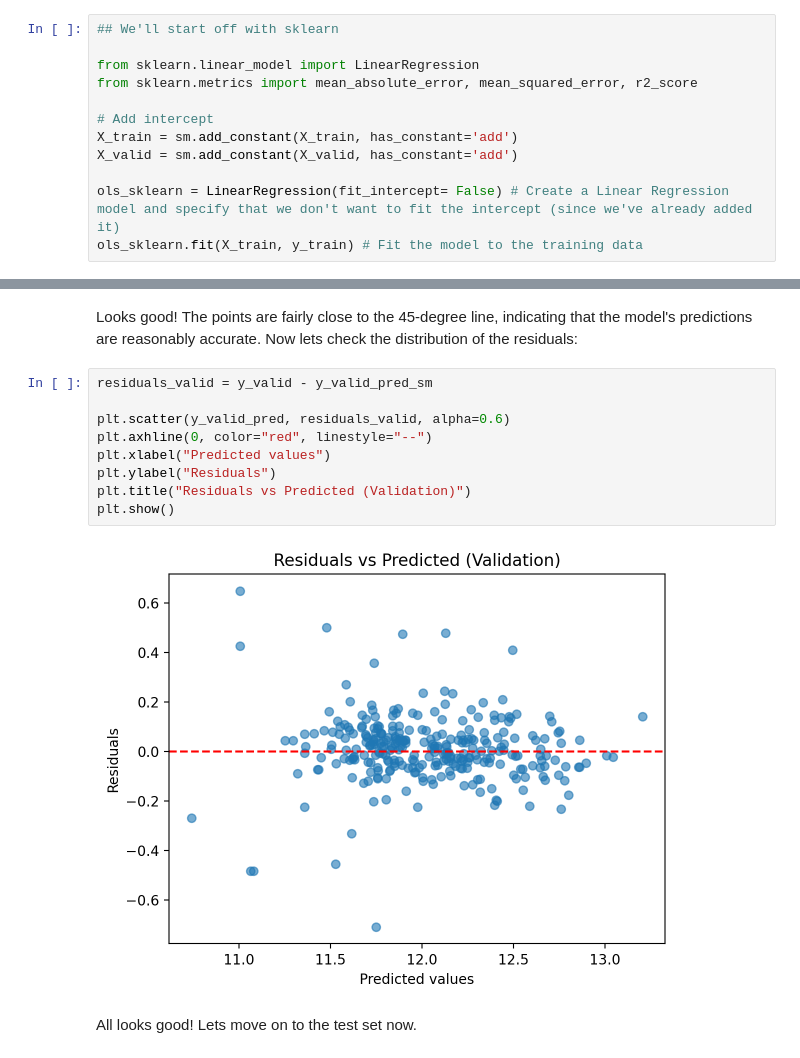
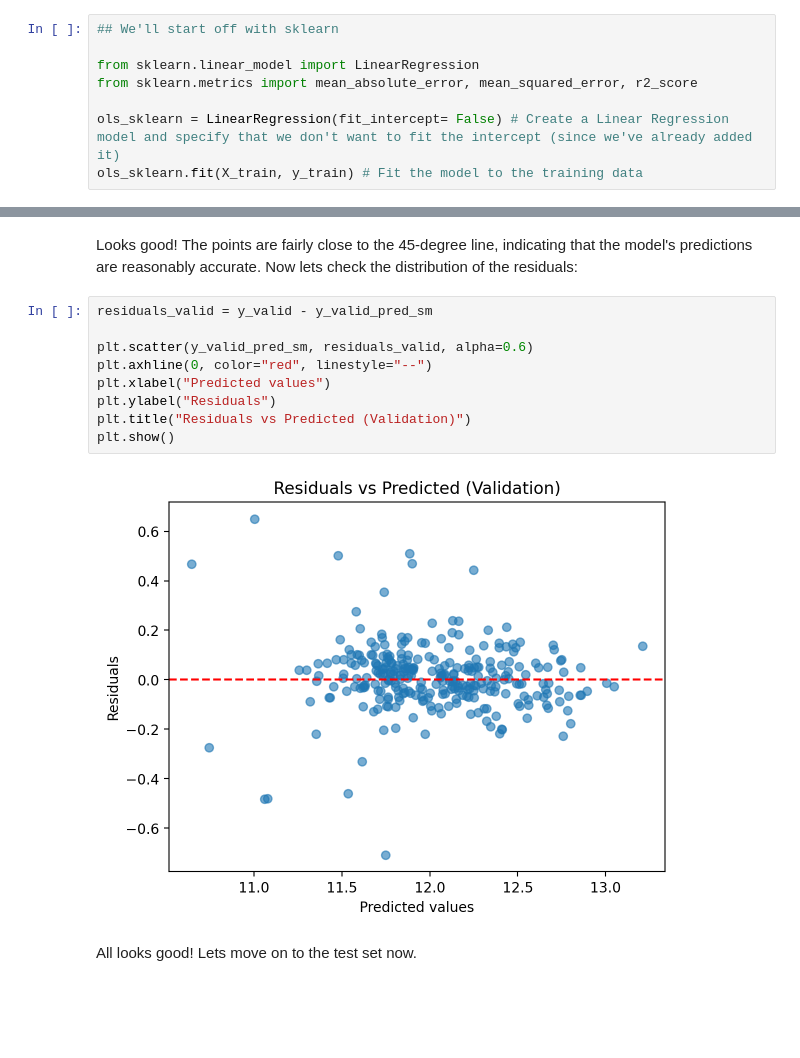
Before and after one commit to arikatz123/house-prices-ml, a Jupyter notebook: notebooks/linear_regression_models.ipynb, the cells around one changed output, grey strips where cells are left out. Cells and saved outputs as stored; diff of their text form; blank space fills up the shorter version.

```diff
--- a/notebooks/linear_regression_models.ipynb
+++ b/notebooks/linear_regression_models.ipynb
@@ -147,10 +147,6 @@ Instructions here: https://realpython.com/linear-regression-in-python/
 from sklearn.linear_model import LinearRegression
 from sklearn.metrics import mean_absolute_error, mean_squared_error, r2_score
 
-# Add intercept
-X_train = sm.add_constant(X_train, has_constant='add')
-X_valid = sm.add_constant(X_valid, has_constant='add')
-
 ols_sklearn = LinearRegression(fit_intercept= False) # Create a Linear Regression model and specify that we don't want to fit the intercept (since we've already added it)
 ols_sklearn.fit(X_train, y_train) # Fit the model to the training data
 # %% [output]
@@ -304,13 +300,13 @@ Looks good! The points are fairly close to the 45-degree line, indicating that t
 # %%
 residuals_valid = y_valid - y_valid_pred_sm
 
-plt.scatter(y_valid_pred, residuals_valid, alpha=0.6)
+plt.scatter(y_valid_pred_sm, residuals_valid, alpha=0.6)
 plt.axhline(0, color="red", linestyle="--")
 plt.xlabel("Predicted values")
 plt.ylabel("Residuals")
 plt.title("Residuals vs Predicted (Validation)")
 plt.show()
 # %% [output]
-[figure, old version]
+[figure, new version]
 # %% [markdown]
 All looks good! Lets move on to the test set now.
```
Also changed, not shown: parts of 10 cells of this notebook.
